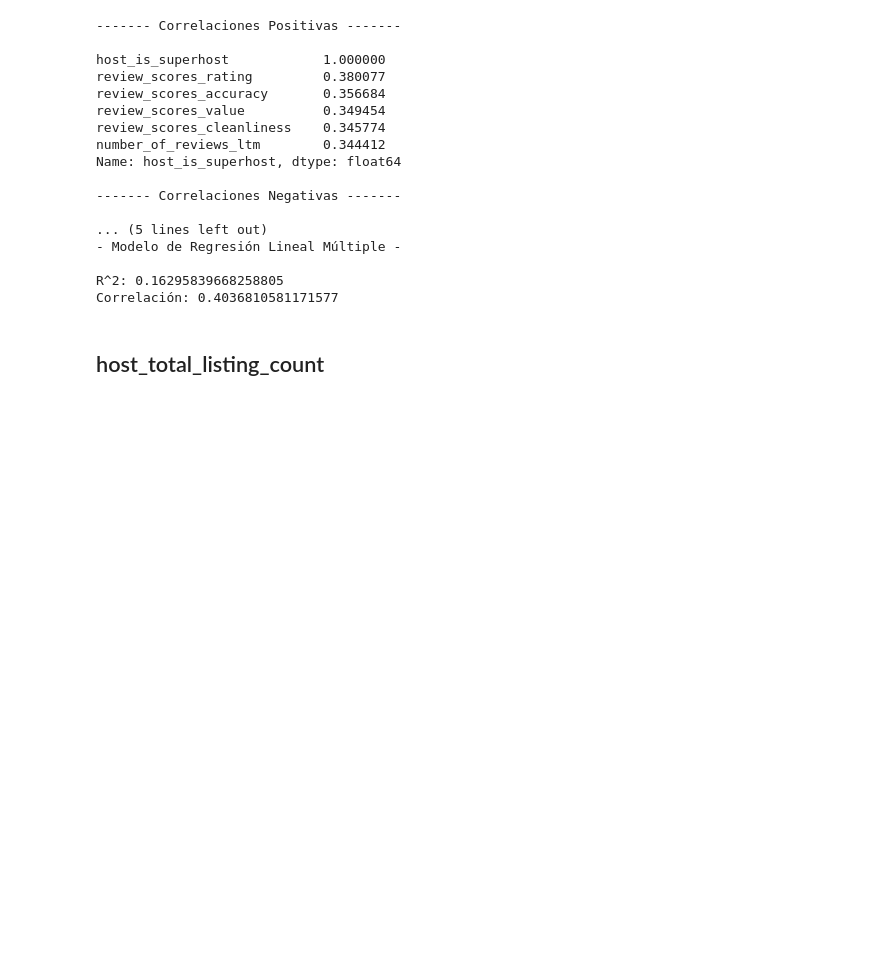
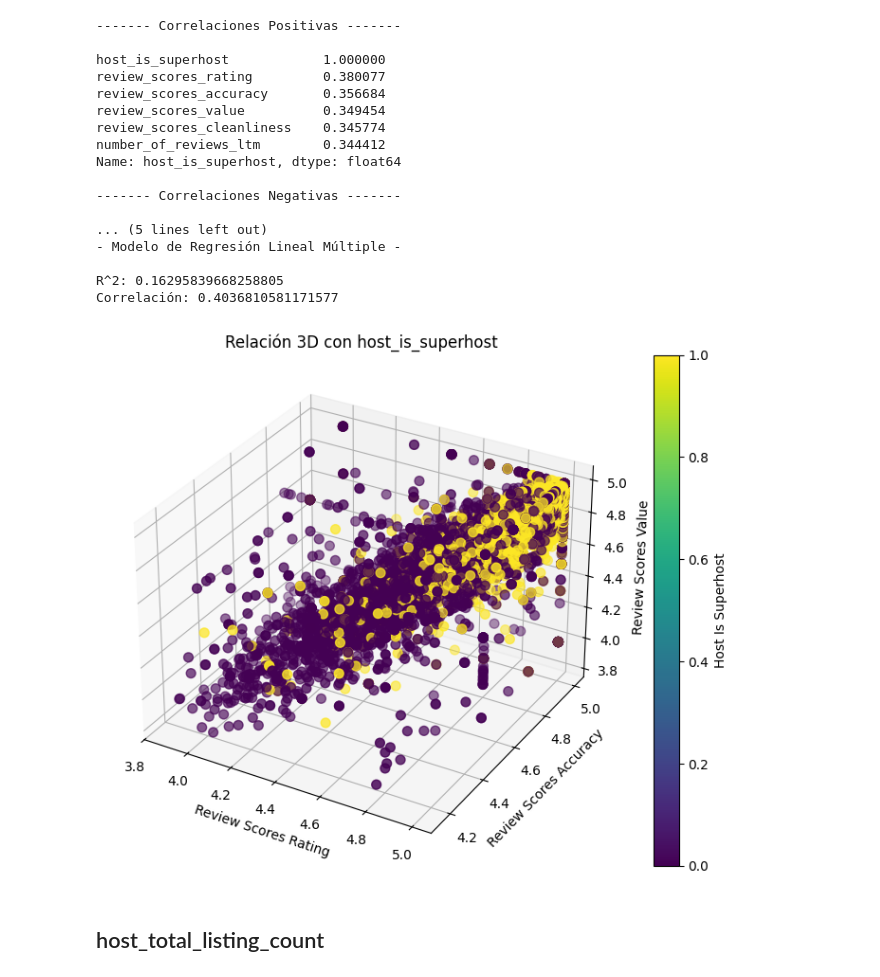
Before and after one commit to end-L-L/Regresion-Lineal-Simple-y-Multiple, a Jupyter notebook: rlm-florencia.ipynb, the cells around one changed output. Drawn from its saved outputs; the diff is of its cells as text; code cells hidden in the pictures; blank space fills up the shorter version.

```diff
--- a/rlm-florencia.ipynb
+++ b/rlm-florencia.ipynb
@@ -296,6 +349,32 @@ Name: host_is_superhost, dtype: float64
 
 R^2: 0.16295839668258805
 Correlación: 0.4036810581171577
+# %%
+# Crear figura y eje 3D
+fig = plt.figure(figsize=(10, 7))
+ax = fig.add_subplot(111, projection='3d')
+
+# Variables independientes
+x = dfn['review_scores_rating']
+y = dfn['review_scores_accuracy']
+z = dfn['review_scores_value']
+
+# Variable dependiente
+target = dfn['host_is_superhost']
+
+# Crear gráfico de dispersión
+p = ax.scatter(x, y, z, c=target, cmap='viridis', s=50)
+ax.set_xlabel('Review Scores Rating')
+ax.set_ylabel('Review Scores Accuracy')
+ax.set_zlabel('Review Scores Value')
+ax.set_title('Relación 3D con host_is_superhost')
+
+# Barra de colores para mostrar el valor de la variable dependiente
+fig.colorbar(p, ax=ax, label='Host Is Superhost')
+
+plt.show()
+# %% [output]
+[figure, added]
 # %% [markdown]
 ## host_total_listing_count
 # %%
```
Also changed, not shown: parts of 11 cells of this notebook.
